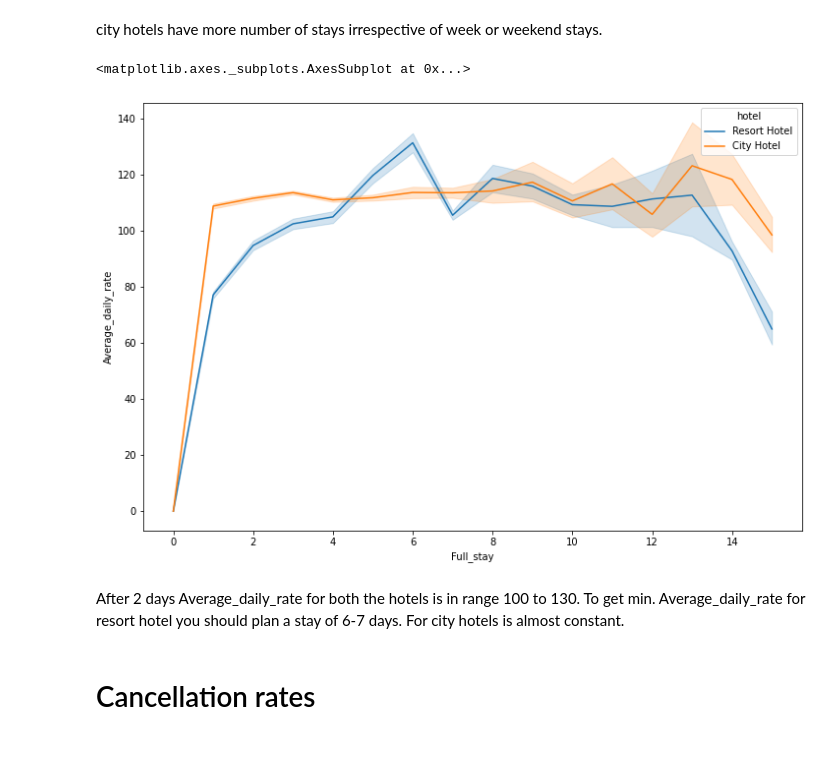
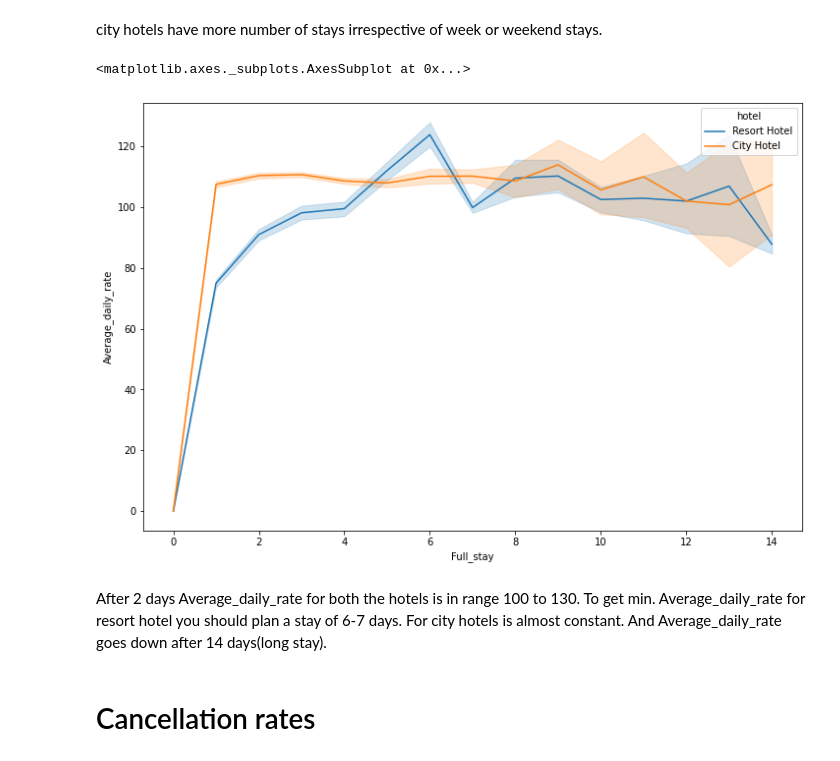
Before and after one commit to ShubhKjoshi/EDA_Hotel_booking_Analysis, a Jupyter notebook: Hotel_Booking_Analysis_Capstone_Project.ipynb, the cells around one changed output. Cells and saved outputs as stored; diff of their text form; code cells hidden in the pictures.

```diff
--- a/Hotel_Booking_Analysis_Capstone_Project.ipynb
+++ b/Hotel_Booking_Analysis_Capstone_Project.ipynb
@@ -561,14 +560,16 @@ Text(0.5, 1.0, 'Number of stays on weekday nights')
 # %% [markdown]
 city hotels have more number of stays irrespective of week or weekend stays.
 # %%
+not_canceled = Hotel_df[Hotel_df['is_canceled'] == 0]
+s1 = not_canceled[not_canceled['Full_stay'] < 15]        #taking less than 15 days of Full stay
 plt.figure(figsize =(12,8))
-sns.lineplot(data = Hotel_df, x = 'Full_stay', y = 'Average_daily_rate', hue = 'hotel')
+sns.lineplot(data = Hotel_df, x = s1['Full_stay'], y = 'Average_daily_rate', hue = 'hotel')
 # %% [output]
 <matplotlib.axes._subplots.AxesSubplot at 0x...>
-[figure, old version]
+[figure, new version]
 # %% [markdown]
 After 2 days Average_daily_rate for both the hotels is in range 100 to 130. To get min. Average_daily_rate for resort hotel you should plan a stay of 6-7 days.
-For city hotels is almost constant.
+For city hotels is almost constant. And Average_daily_rate goes down after 14 days(long stay).
 # %% [markdown]
 # Cancellation rates
 # %%
```
Also changed, not shown: parts of 26 cells of this notebook.
